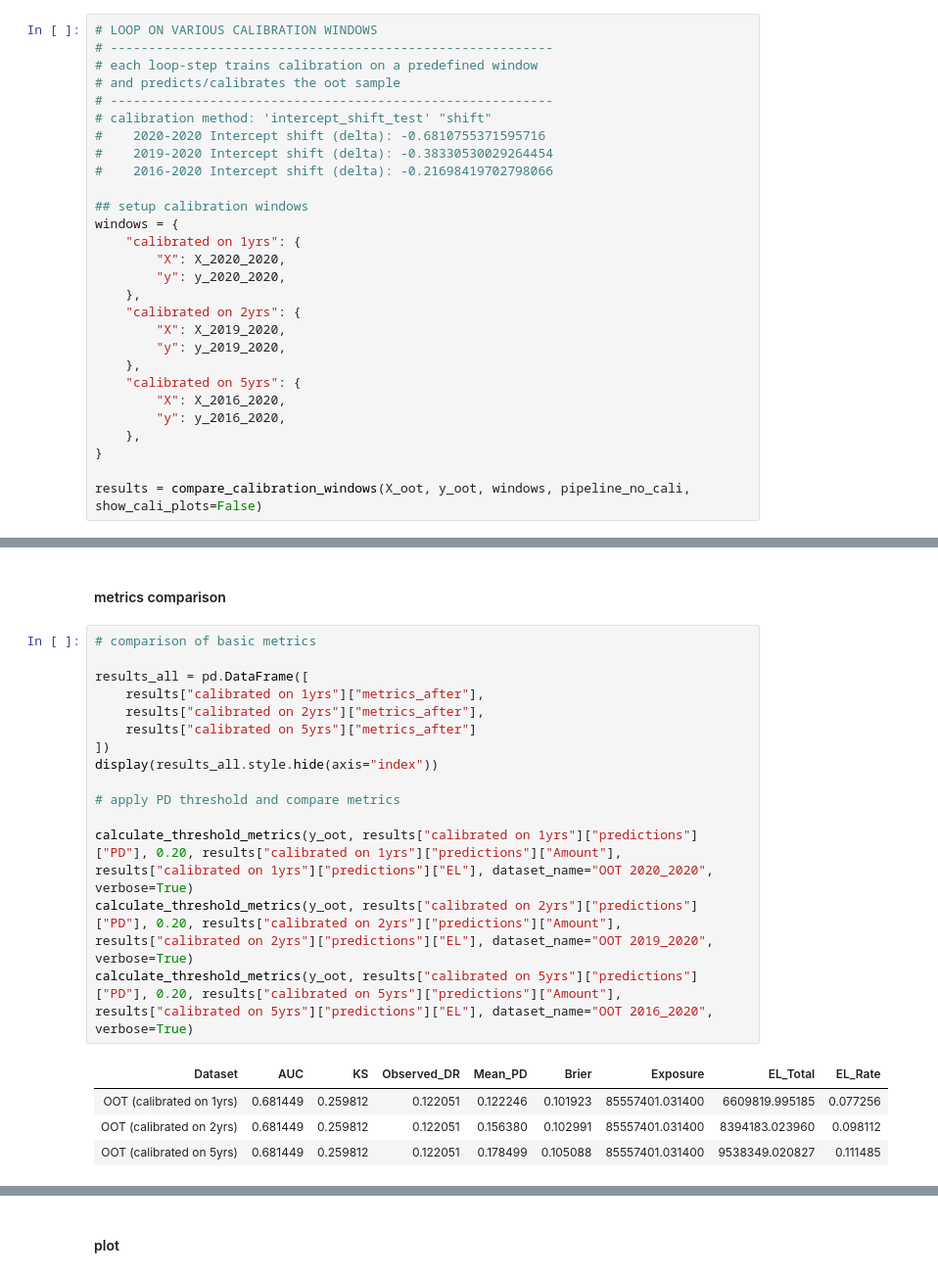
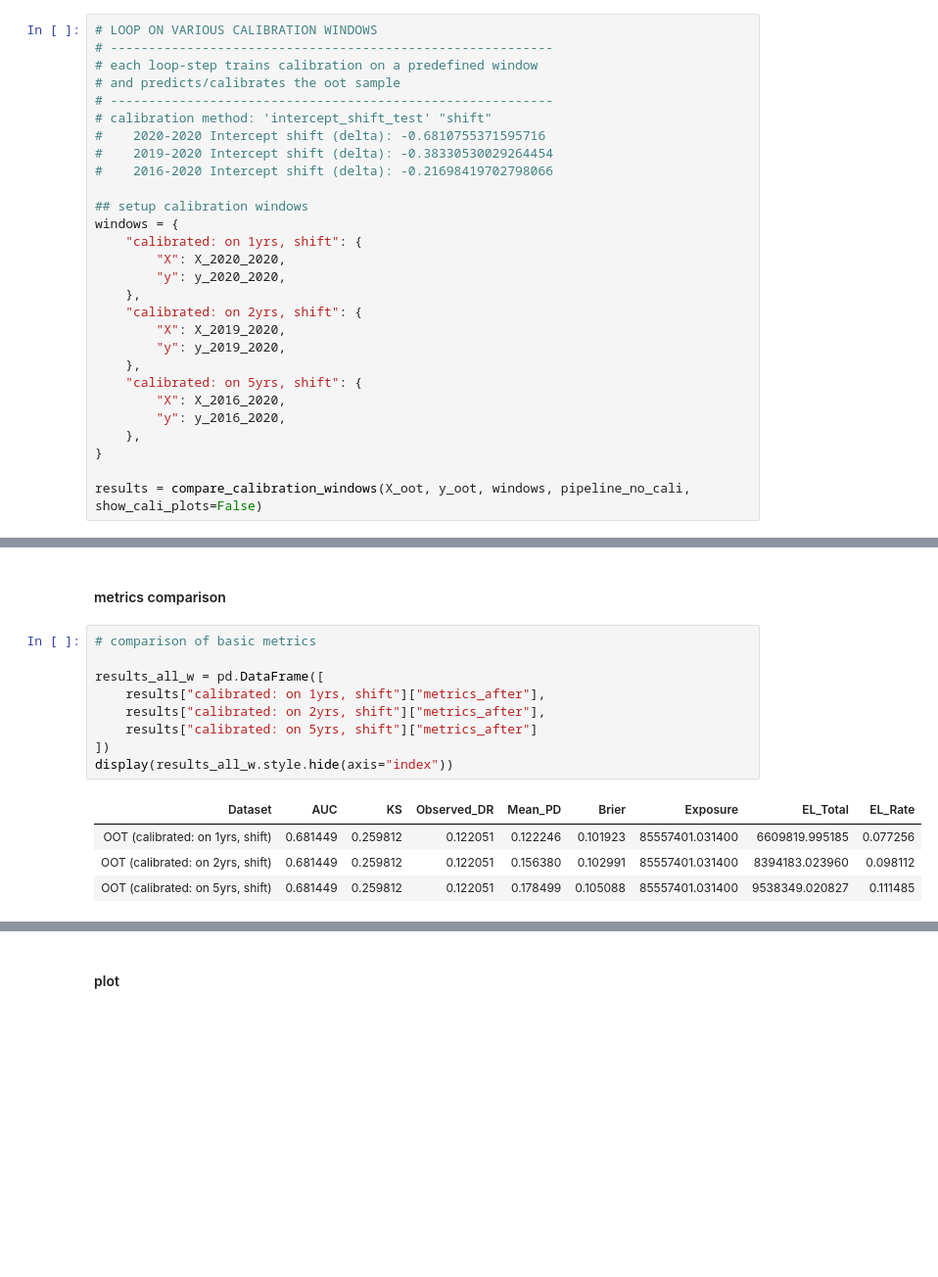
Before and after one commit to kostis2019/CREDIT-RISK-FRAMEWORK, a Jupyter notebook: notebooks/04_calibration.ipynb, the cells around one changed output, grey strips where cells are left out. Shown at 98% size. Cells and saved outputs as stored; diff of their text form; blank space fills up the shorter version.

```diff
--- a/notebooks/04_calibration.ipynb
+++ b/notebooks/04_calibration.ipynb
@@ -115,15 +118,15 @@ Default rate : 0.1149
 
 ## setup calibration windows
 windows = {
-    "calibrated on 1yrs": {
+    "calibrated: on 1yrs, shift": {
         "X": X_2020_2020,
         "y": y_2020_2020,
     },
-    "calibrated on 2yrs": {
+    "calibrated: on 2yrs, shift": {
         "X": X_2019_2020,
         "y": y_2019_2020,
     },
-    "calibrated on 5yrs": {
+    "calibrated: on 5yrs, shift": {
         "X": X_2016_2020,
         "y": y_2016_2020,
     },
@@ -153,20 +156,14 @@ EL Rate     : 11.15%
 # %%
 # comparison of basic metrics
 
-results_all = pd.DataFrame([
-    results["calibrated on 1yrs"]["metrics_after"],
-    results["calibrated on 2yrs"]["metrics_after"],
-    results["calibrated on 5yrs"]["metrics_after"]
+results_all_w = pd.DataFrame([
+    results["calibrated: on 1yrs, shift"]["metrics_after"],
+    results["calibrated: on 2yrs, shift"]["metrics_after"],
+    results["calibrated: on 5yrs, shift"]["metrics_after"]
 ])
-display(results_all.style.hide(axis="index"))
-
-# apply PD threshold and compare metrics
-
-calculate_threshold_metrics(y_oot, results["calibrated on 1yrs"]["predictions"]["PD"], 0.20, results["calibrated on 1yrs"]["predictions"]["Amount"], results["calibrated on 1yrs"]["predictions"]["EL"], dataset_name="OOT 2020_2020", verbose=True)
-calculate_threshold_metrics(y_oot, results["calibrated on 2yrs"]["predictions"]["PD"], 0.20, results["calibrated on 2yrs"]["predictions"]["Amount"], results["calibrated on 2yrs"]["predictions"]["EL"], dataset_name="OOT 2019_2020", verbose=True)
-calculate_threshold_metrics(y_oot, results["calibrated on 5yrs"]["predictions"]["PD"], 0.20, results["calibrated on 5yrs"]["predictions"]["Amount"], results["calibrated on 5yrs"]["predictions"]["EL"], dataset_name="OOT 2016_2020", verbose=True)
+display(results_all_w.style.hide(axis="index"))
 # %% [output]
 | Dataset | AUC | KS | Observed_DR | Mean_PD | Brier | Exposure | EL_Total | EL_Rate |
-| OOT (calibrated on 1yrs) | 0.681449 | 0.259812 | 0.122051 | 0.122246 | 0.101923 | 85557401.031400 | 6609819.995185 | 0.077256 |
-| OOT (calibrated on 2yrs) | 0.681449 | 0.259812 | 0.122051 | 0.156380 | 0.102991 | 85557401.031400 | 8394183.023960 | 0.098112 |
-| OOT (calibrated on 5yrs) | 0.681449 | 0.259812 | 0.122051 | 0.178499 | 0.105088 | 85557401.031400 | 9538349.020827 | 0.111485 |
+| OOT (calibrated: on 1yrs, shift) | 0.681449 | 0.259812 | 0.122051 | 0.122246 | 0.101923 | 85557401.031400 | 6609819.995185 | 0.077256 |
+| OOT (calibrated: on 2yrs, shift) | 0.681449 | 0.259812 | 0.122051 | 0.156380 | 0.102991 | 85557401.031400 | 8394183.023960 | 0.098112 |
+| OOT (calibrated: on 5yrs, shift) | 0.681449 | 0.259812 | 0.122051 | 0.178499 | 0.105088 | 85557401.031400 | 9538349.020827 | 0.111485 |
```
Also changed, not shown: parts of 18 cells of this notebook, 9 other files.
